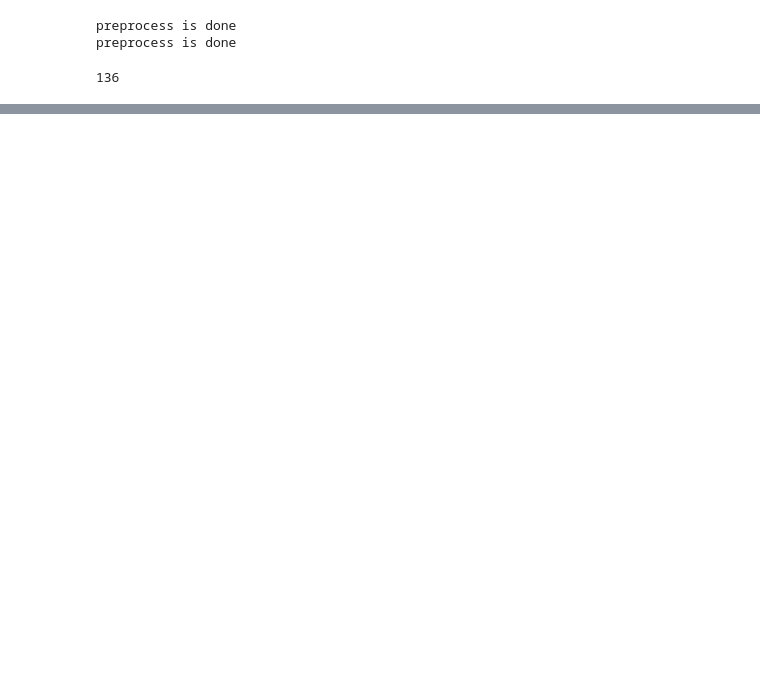
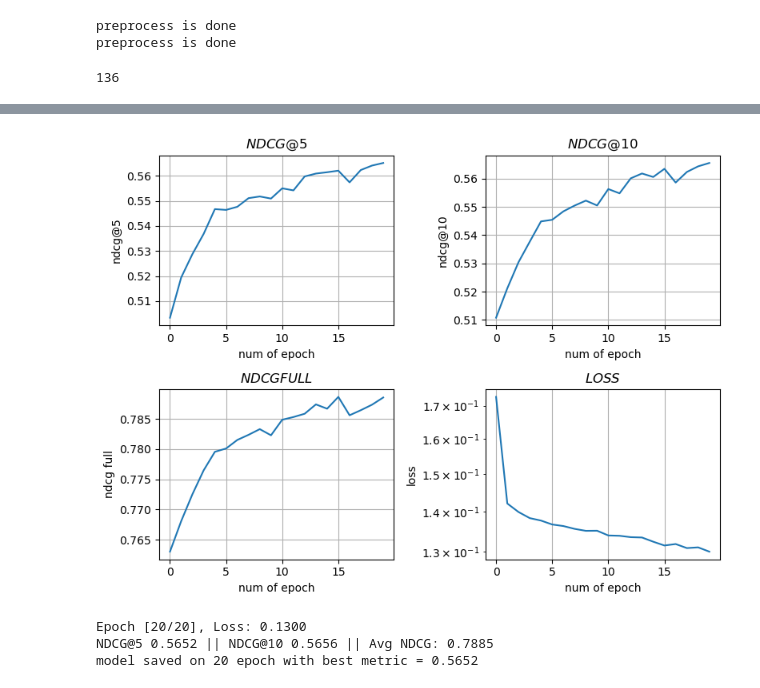
Before and after one commit to Sapr7/Learning-To-Rank, a Jupyter notebook: Transformer/Training and evaluation.ipynb, the cells around one changed output, grey strips where cells are left out. Drawn from its saved outputs; the diff is of its cells as text; code cells hidden in the pictures; blank space fills up the shorter version.

```diff
--- a/Transformer/Training and evaluation.ipynb
+++ b/Transformer/Training and evaluation.ipynb
@@ -132,0 +106,11 @@ with open(r'/home/aletovv/Learning-To-Rank/Transformer/check_vozmozhno.pkl', 'rb
+# %%
+path_to_save = 'example.pkl'
+n_times = 1
+num_epochs = 20
+
+losses, metrics = get_experiment_n_times(n_times=n_times,path_to_save=path_to_save, num_epochs=num_epochs, loss_fn=Cross_Entropy_point())
+# %% [output]
+[figure, added]
+Epoch [20/20], Loss: 0.1300
+NDCG@5 0.5652 || NDCG@10 0.5656 || Avg NDCG: 0.7885
+model saved on 20 epoch with best metric = 0.5652
```
Also changed, not shown: parts of 8 cells of this notebook, 3 other files.
